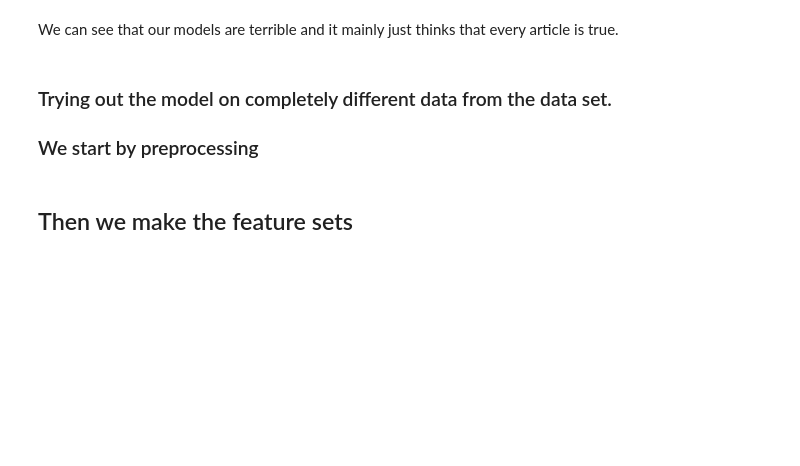
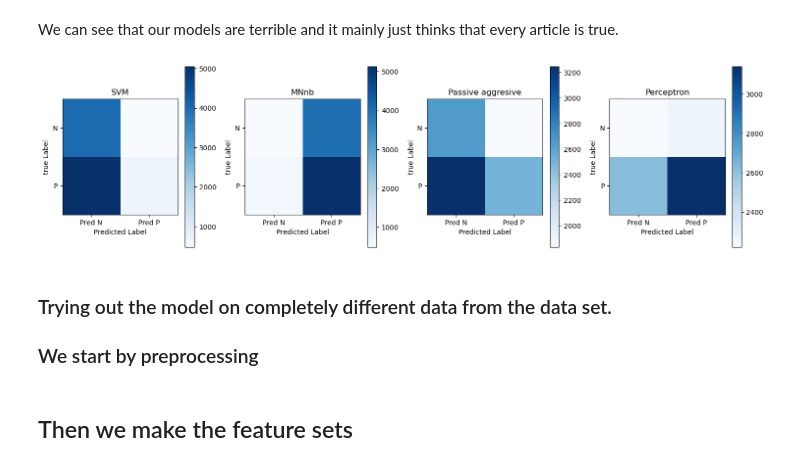
Before and after one commit to Alex5848/Fake-News-Project, a Jupyter notebook: Data_procesisng.ipynb, the cells around one changed output. Saved outputs shown, nothing was run; the diff lists cells and outputs as text; code cells hidden in the pictures; blank space fills up the shorter version.

```diff
--- a/Data_procesisng.ipynb
+++ b/Data_procesisng.ipynb
@@ -341,4 +441,5 @@ y_ld = ld["label"]
 ld_bow = bow_vectorizer.transform(ld["content"])
 ld_unigram = unigram_vectorizer.transform(ld["content"])
 ld_ngram = tfidf_vect_ngram.transform(ld["content"])
+ld_hash = hashingvectorizer.fit_transform(ld["content"])
 # %% [markdown]
@@ -366,0 +483,14 @@ print(f"Naive Bayes Complement \n Accuracy score: {accuracy_score(y_ld, ld_naive
+# %%
+ld_SVM_cls_pred = SVM.predict(ld_hash)
+print(f"SVM \n Accuracy score: {accuracy_score(y_ld, ld_SVM_cls_pred):.4f} \n f1_score:{f1_score(y_ld, ld_SVM_cls_pred):.4f}")
+
+ld_MNnb_pred = MNnb.predict_proba(ld_hash)
+ld_MNnb_pred_int = ld_MNnb_pred[:,1] >= 0.5
+print(f"MNnb Log \n Accuracy score: {accuracy_score(y_ld, ld_MNnb_pred_int):.4f} \n f1_score:{f1_score(y_ld, ld_MNnb_pred_int):.4f}")
+
+
+ld_PAC_pred = PAC.predict(ld_hash)
+print(f"Passive Aggressive cls \n Accuracy score: {accuracy_score(y_ld, ld_PAC_pred):.4f} \n f1_score:{f1_score(y_ld, ld_PAC_pred):.4f}")
+
+ld_pct_pred =pct.predict(ld_hash)
+print(f"Perceptron \n Accuracy score: {accuracy_score(y_ld, ld_pct_pred):.4f} \n f1_score:{f1_score(y_ld, ld_pct_pred):.4f}")
@@ -389,3 +522,7 @@ We can see that our models are terrible and it mainly just thinks that every art
+# %%
+plot_cm(ld_predictions_advanced, y_ld)
+# %% [output]
+[figure, added]
 # %% [markdown]
 ### Trying out the model on completely different data from the data set.
 
```
Also changed, not shown: parts of 39 cells of this notebook, 1 other file.
